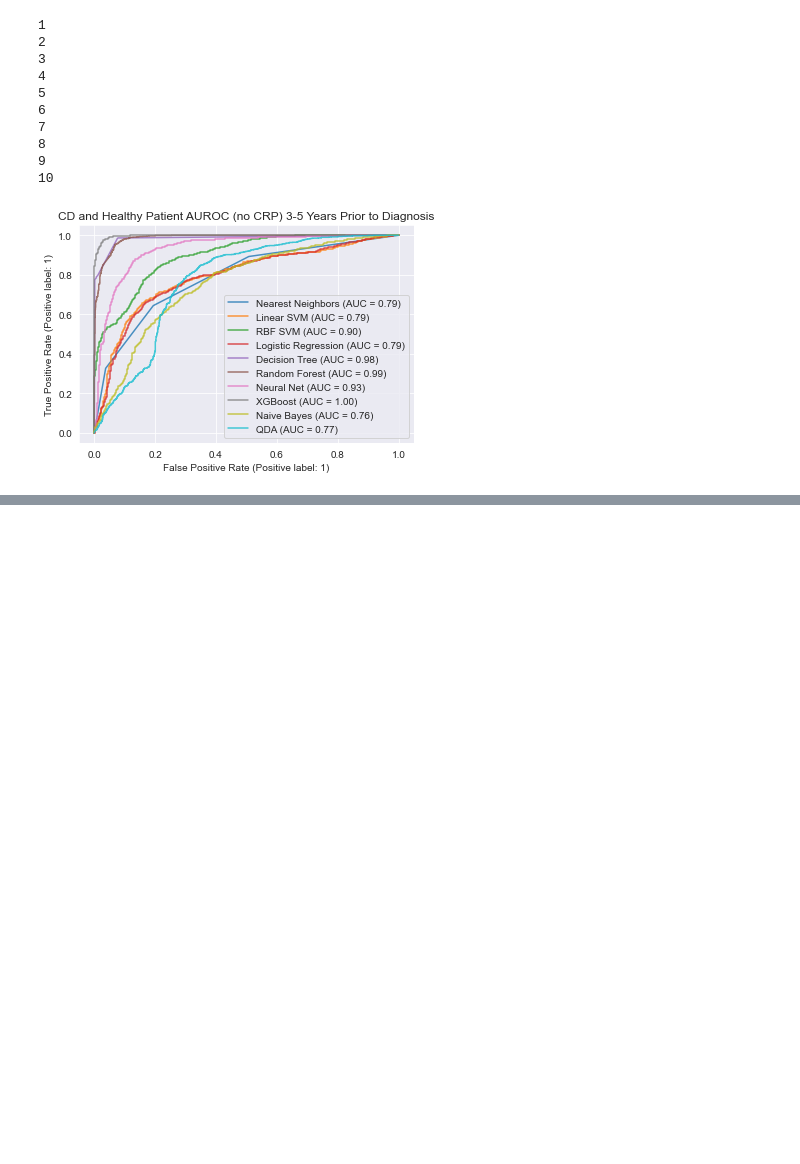
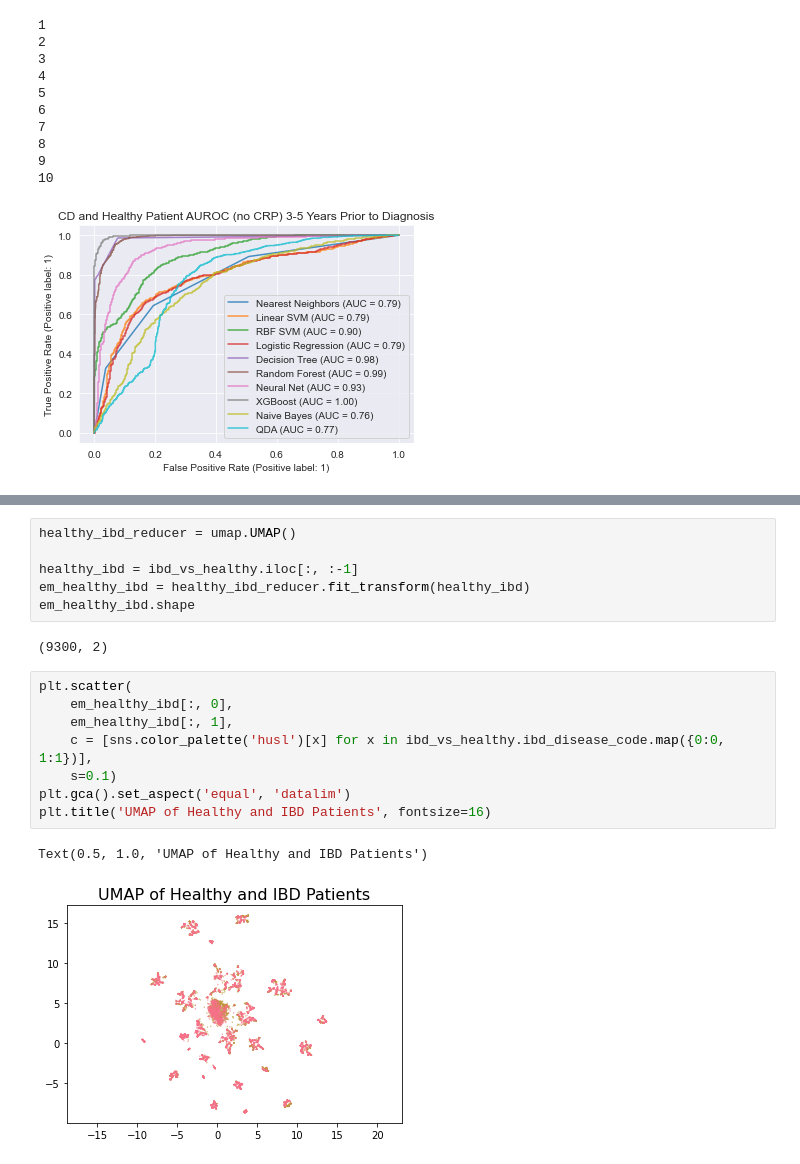
Before and after one commit to emmachancellor/ibd_longitudinal_ml, a Jupyter notebook: ml_models_ibd.ipynb, the cells around one changed output, grey strips where cells are left out. Cells and saved outputs as stored; diff of their text form; blank space fills up the shorter version.

Commit message:
umap experiments

```diff
--- a/ml_models_ibd.ipynb
+++ b/ml_models_ibd.ipynb
@@ -845,0 +997,19 @@ test_models(df, plot_title, fig_name_path)
+# %%
+healthy_ibd_reducer = umap.UMAP()
+
+healthy_ibd = ibd_vs_healthy.iloc[:, :-1]
+em_healthy_ibd = healthy_ibd_reducer.fit_transform(healthy_ibd)
+em_healthy_ibd.shape
+# %% [output]
+(9300, 2)
+# %%
+plt.scatter(
+    em_healthy_ibd[:, 0],
+    em_healthy_ibd[:, 1],
+    c = [sns.color_palette('husl')[x] for x in ibd_vs_healthy.ibd_disease_code.map({0:0, 1:1})],
+    s=0.1)
+plt.gca().set_aspect('equal', 'datalim')
+plt.title('UMAP of Healthy and IBD Patients', fontsize=16)
+# %% [output]
+Text(0.5, 1.0, 'UMAP of Healthy and IBD Patients')
+[figure, added]
```
Also changed, not shown: parts of 14 cells of this notebook.
